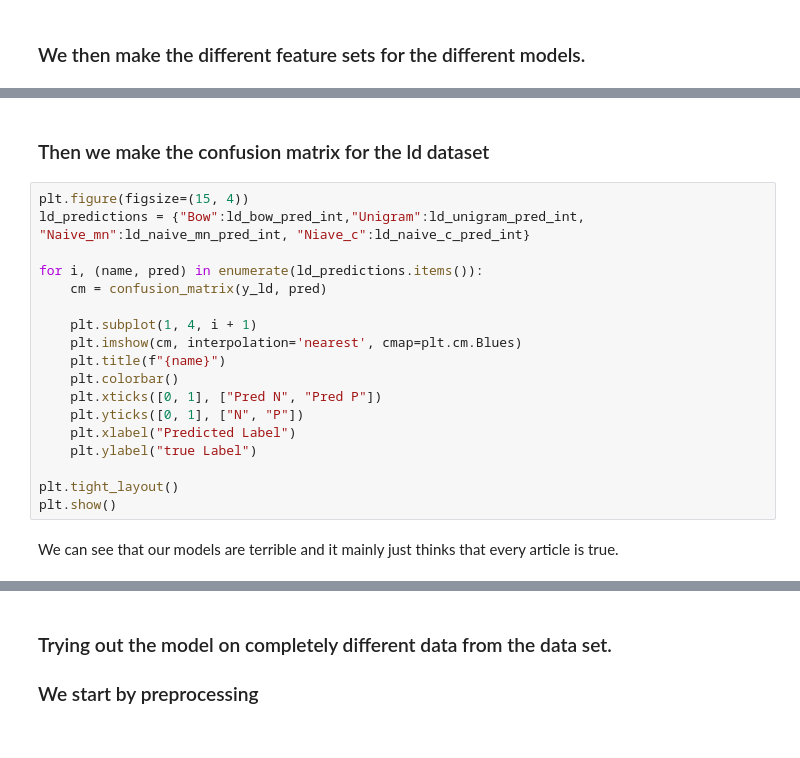
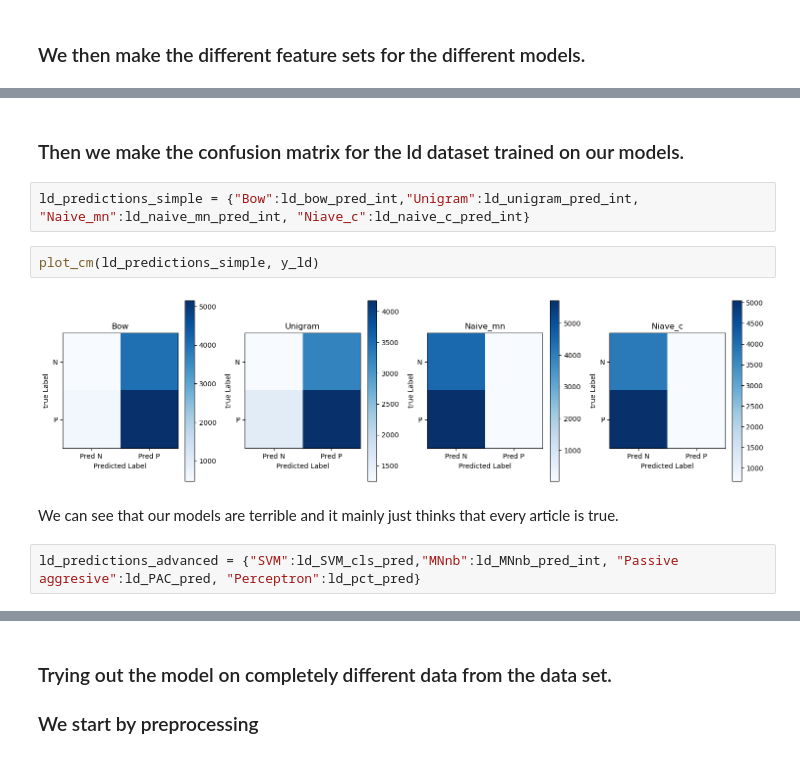
Before and after one commit to Alex5848/Fake-News-Project, a Jupyter notebook: Data_procesisng.ipynb, the cells around one changed output, grey strips where cells are left out. Saved outputs shown, nothing was run; the diff lists cells and outputs as text.

```diff
--- a/Data_procesisng.ipynb
+++ b/Data_procesisng.ipynb
@@ -367,22 +510,12 @@ print(f"Naive Bayes Complement \n Accuracy score: {accuracy_score(y_ld, ld_naive
 # %% [markdown]
-### Then we make the confusion matrix for the ld dataset
+### Then we make the confusion matrix for the ld dataset trained on our models.
+# %%
+ld_predictions_simple = {"Bow":ld_bow_pred_int,"Unigram":ld_unigram_pred_int, "Naive_mn":ld_naive_mn_pred_int, "Niave_c":ld_naive_c_pred_int}
 # %%
-plt.figure(figsize=(15, 4))
-ld_predictions = {"Bow":ld_bow_pred_int,"Unigram":ld_unigram_pred_int, "Naive_mn":ld_naive_mn_pred_int, "Niave_c":ld_naive_c_pred_int}
-
-for i, (name, pred) in enumerate(ld_predictions.items()):
-    cm = confusion_matrix(y_ld, pred)
-
-    plt.subplot(1, 4, i + 1)
-    plt.imshow(cm, interpolation='nearest', cmap=plt.cm.Blues)
-    plt.title(f"{name}")
-    plt.colorbar()
-    plt.xticks([0, 1], ["Pred N", "Pred P"])
-    plt.yticks([0, 1], ["N", "P"])
-    plt.xlabel("Predicted Label")
-    plt.ylabel("true Label")
-
-plt.tight_layout()
-plt.show()
+plot_cm(ld_predictions_simple, y_ld)
+# %% [output]
+[figure, added]
 # %% [markdown]
 We can see that our models are terrible and it mainly just thinks that every article is true.
+# %%
+ld_predictions_advanced = {"SVM":ld_SVM_cls_pred,"MNnb":ld_MNnb_pred_int, "Passive aggresive":ld_PAC_pred, "Perceptron":ld_pct_pred}
```
Also changed, not shown: parts of 37 cells of this notebook, 1 other file.
